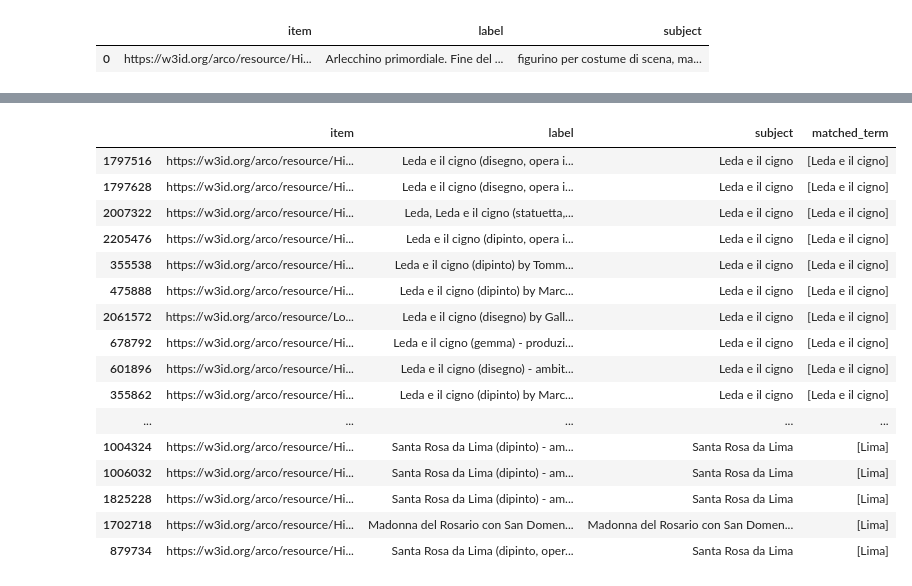
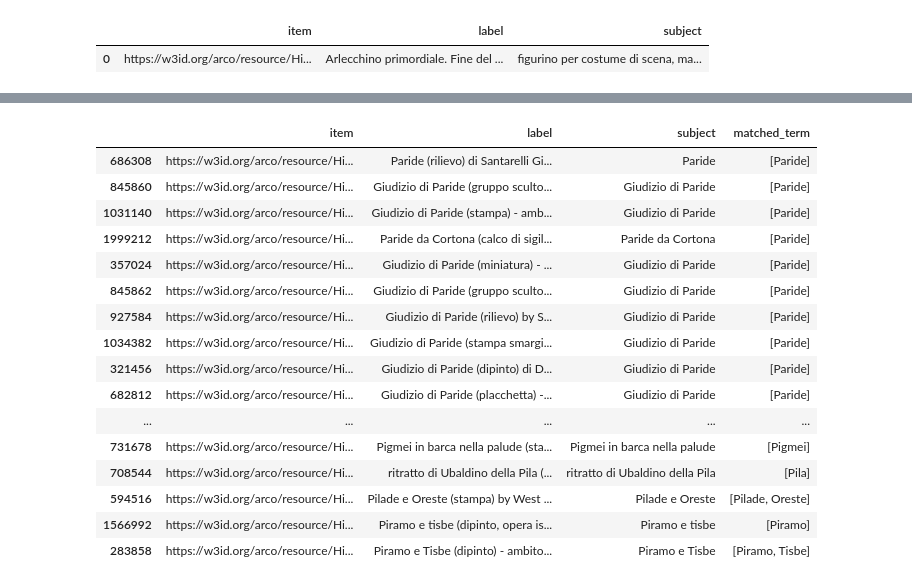
Before and after one commit to Info-Viz/DataNymphs, a Jupyter notebook: opere_mitologiche_ArCo.ipynb, the cells around one changed output, grey strips where cells are left out. Drawn from its saved outputs; the diff is of its cells as text; code cells hidden in the pictures.

```diff
--- a/opere_mitologiche_ArCo.ipynb
+++ b/opere_mitologiche_ArCo.ipynb
@@ -143,7 +142,7 @@ df_arco = df_arco[df_arco["subject"].notna()].copy()
 ignore_subjects = [
     "Acheo","Africa","Agatone","Aia","Aix","Alessandro","Alessi","Angelo","Aniceto","Anna","Antenore","Antioco","Api","Arche","Archelao","Armeno","Astarte","Asteria","Asterio","Asia","Argia","Astaco","Atteo","Aula","Aventino","Basile","Bolina","Bronte","Calice","Camilla", "Canto","Capeto","Car",
     "Cassandra","Cerano", "Cino","Cleopatra","Cocito","Como", "Copia","Corinto","Coro","Creta", "Damaso","Delfino", "Egisto","Egitto","Egle","Elea", "Eleuteria", "Eleutero", "Elia","Elios","Emo", "Epulone","Erme","Eschilo","Esione","Etna", "Etolo", "Ezio", "Fante", "Fenice", "Festo", "Finta",
-    "Giacinto", "Giano", "Grillo", "Greco", "Idra", "Ippolita", "Leo"
+    "Giacinto", "Giano", "Grillo", "Greco", "Idra", "Ippolita", "Leo", "Mari","Mela"
 
 ]
 
@@ -182,7 +181,8 @@ context_rules = {
     "Europa": ["ratto", "Toro", "sibilla", "mito","allegoria","ancelle","leone"],
     "Grazie" : ["tre", "danzanti"],
     "Ida" : ["Linceo"],
-    "Ippolito":["episodi", "caduta", "morte"]
+    "Ippolito":["episodi", "caduta", "morte"],
+    "Nilo":["personificazione","allegoria"]
 }
 
 
@@ -202,7 +202,13 @@ exclusion_rules = {
     "Gorgone" : ["santa"],
     "Io": ["ritratti "],
     "Lavinia":["ritratto", "autoritratto"],
-    "Leandro" : ["autoritratto", "San", "busto", "torre"]
+    "Leandro" : ["autoritratto", "San", "busto", "torre"],
+    "Mirra":["San"],
+    "Nereo":["ritratto","san"],
+    "Nettuno":["veduta"],
+    "Oceano":["Atlantico"],
+    "Oreste":["Ritratto","autoritratto"],
+    "Pan":["zucchero","veduta"]
 
 }
 
@@ -253,29 +262,29 @@ Beni con match mitologico: 11551
 # %%
 pd.set_option("display.max_colwidth", None)
 
-start = 5200
-end = 5400
+start = 6800
+end = 7000
 
-#SONO ARRIVATA A "LIDO"
+#SONO ARRIVATA A "PARIDE"
 
 df_matches_sorted = df_matches.sort_values("matched_term")
 
 df_matches_sorted[["item","label", "subject", "matched_term"]].iloc[start:end]
 # %% [output]
 |  | item | label | subject | matched_term |
-| 1797516 | https://w3id.org/arco/resource/Hi... | Leda e il cigno (disegno, opera i... | Leda e il cigno | [Leda e il cigno] |
-| 1797628 | https://w3id.org/arco/resource/Hi... | Leda e il cigno (disegno, opera i... | Leda e il cigno | [Leda e il cigno] |
-| 2007322 | https://w3id.org/arco/resource/Hi... | Leda, Leda e il cigno (statuetta,... | Leda e il cigno | [Leda e il cigno] |
-| 2205476 | https://w3id.org/arco/resource/Hi... | Leda e il cigno (dipinto, opera i... | Leda e il cigno | [Leda e il cigno] |
-| 355538 | https://w3id.org/arco/resource/Hi... | Leda e il cigno (dipinto) by Tomm... | Leda e il cigno | [Leda e il cigno] |
-| 475888 | https://w3id.org/arco/resource/Hi... | Leda e il cigno (dipinto) by Marc... | Leda e il cigno | [Leda e il cigno] |
-| 2061572 | https://w3id.org/arco/resource/Lo... | Leda e il cigno (disegno) by Gall... | Leda e il cigno | [Leda e il cigno] |
-| 678792 | https://w3id.org/arco/resource/Hi... | Leda e il cigno (gemma) - produzi... | Leda e il cigno | [Leda e il cigno] |
-| 601896 | https://w3id.org/arco/resource/Hi... | Leda e il cigno (disegno) - ambit... | Leda e il cigno | [Leda e il cigno] |
-| 355862 | https://w3id.org/arco/resource/Hi... | Leda e il cigno (dipinto) by Marc... | Leda e il cigno | [Leda e il cigno] |
+| 686308 | https://w3id.org/arco/resource/Hi... | Paride (rilievo) di Santarelli Gi... | Paride | [Paride] |
+| 845860 | https://w3id.org/arco/resource/Hi... | Giudizio di Paride (gruppo sculto... | Giudizio di Paride | [Paride] |
+| 1031140 | https://w3id.org/arco/resource/Hi... | Giudizio di Paride (stampa) - amb... | Giudizio di Paride | [Paride] |
+| 1999212 | https://w3id.org/arco/resource/Hi... | Paride da Cortona (calco di sigil... | Paride da Cortona | [Paride] |
+| 357024 | https://w3id.org/arco/resource/Hi... | Giudizio di Paride (miniatura) - ... | Giudizio di Paride | [Paride] |
+| 845862 | https://w3id.org/arco/resource/Hi... | Giudizio di Paride (gruppo sculto... | Giudizio di Paride | [Paride] |
+| 927584 | https://w3id.org/arco/resource/Hi... | Giudizio di Paride (rilievo) by S... | Giudizio di Paride | [Paride] |
+| 1034382 | https://w3id.org/arco/resource/Hi... | Giudizio di Paride (stampa smargi... | Giudizio di Paride | [Paride] |
+| 321456 | https://w3id.org/arco/resource/Hi... | Giudizio di Paride (dipinto) di D... | Giudizio di Paride | [Paride] |
+| 682812 | https://w3id.org/arco/resource/Hi... | Giudizio di Paride (placchetta) -... | Giudizio di Paride | [Paride] |
 | ... | ... | ... | ... | ... |
-| 1004324 | https://w3id.org/arco/resource/Hi... | Santa Rosa da Lima (dipinto) - am... | Santa Rosa da Lima | [Lima] |
-| 1006032 | https://w3id.org/arco/resource/Hi... | Santa Rosa da Lima (dipinto) - am... | Santa Rosa da Lima | [Lima] |
-| 1825228 | https://w3id.org/arco/resource/Hi... | Santa Rosa da Lima (dipinto) - am... | Santa Rosa da Lima | [Lima] |
-| 1702718 | https://w3id.org/arco/resource/Hi... | Madonna del Rosario con San Domen... | Madonna del Rosario con San Domen... | [Lima] |
-| 879734 | https://w3id.org/arco/resource/Hi... | Santa Rosa da Lima (dipinto, oper... | Santa Rosa da Lima | [Lima] |
+| 731678 | https://w3id.org/arco/resource/Hi... | Pigmei in barca nella palude (sta... | Pigmei in barca nella palude | [Pigmei] |
+| 708544 | https://w3id.org/arco/resource/Hi... | ritratto di Ubaldino della Pila (... | ritratto di Ubaldino della Pila | [Pila] |
+| 594516 | https://w3id.org/arco/resource/Hi... | Pilade e Oreste (stampa) by West ... | Pilade e Oreste | [Pilade, Oreste] |
+| 1566992 | https://w3id.org/arco/resource/Hi... | Piramo e tisbe (dipinto, opera is... | Piramo e tisbe | [Piramo] |
+| 283858 | https://w3id.org/arco/resource/Hi... | Piramo e Tisbe (dipinto) - ambito... | Piramo e Tisbe | [Piramo, Tisbe] |
```
Also changed, not shown: parts of 4 cells of this notebook, 1 other file.
